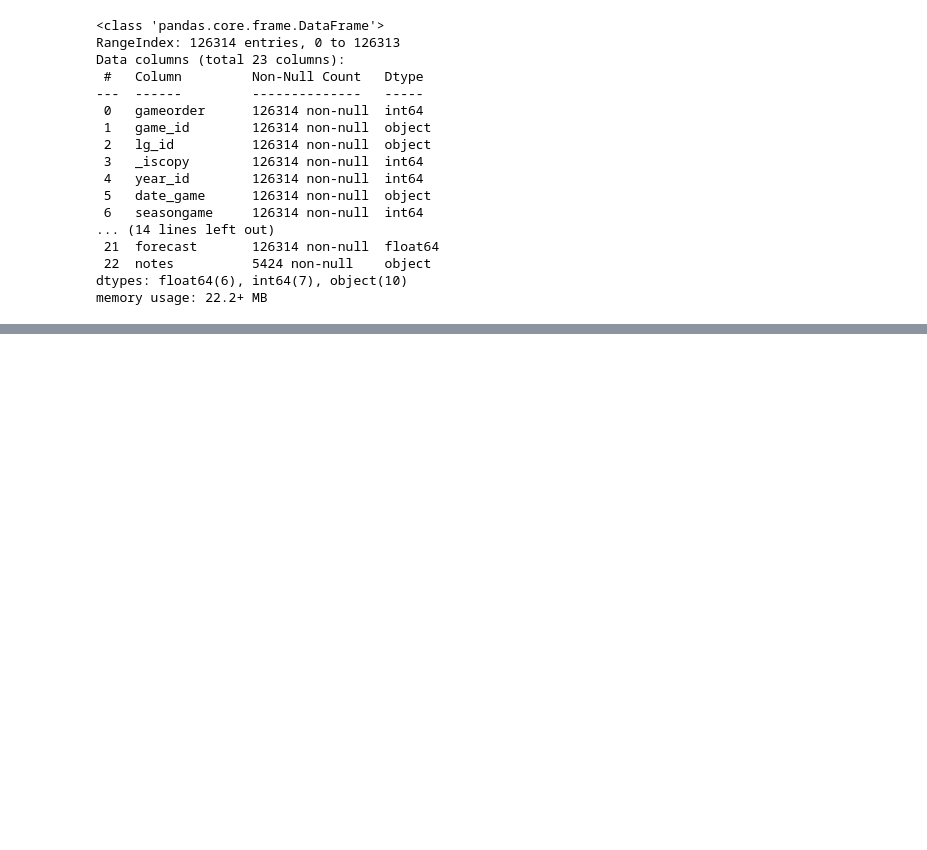
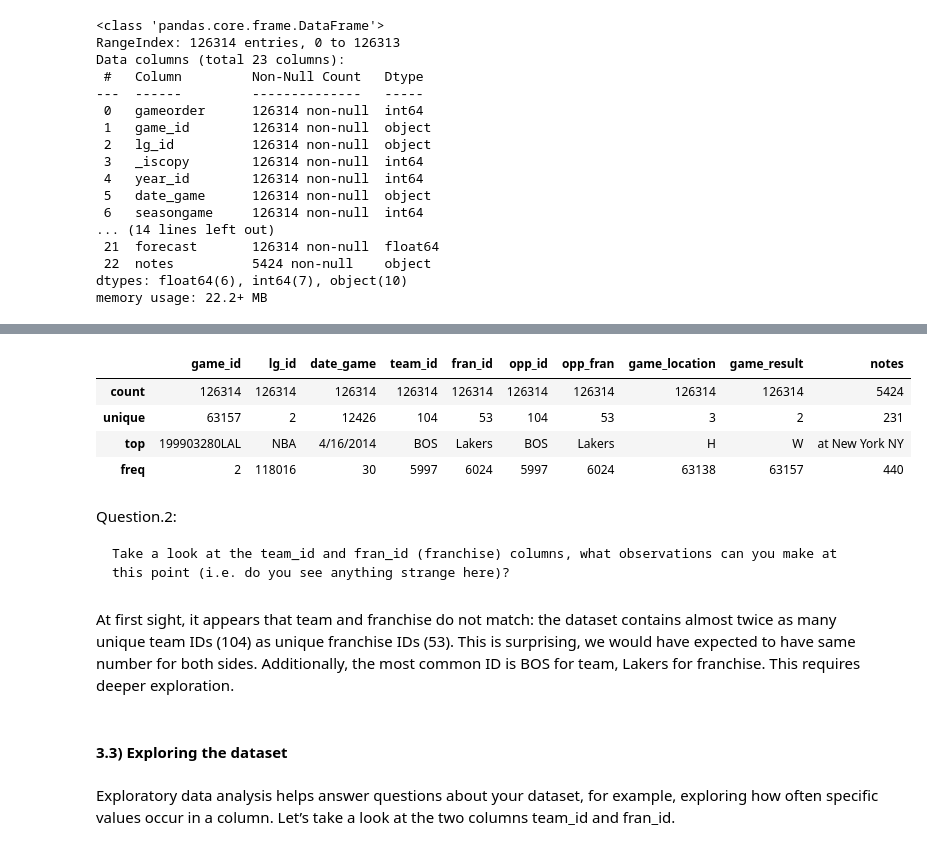
Before and after one commit to dnzengou/BI_Labs, a Jupyter notebook: notebooks/nba_data_analysis_using_pandas.ipynb, the cells around one changed output, grey strips where cells are left out. Saved outputs shown, nothing was run; the diff lists cells and outputs as text; code cells hidden in the pictures; blank space fills up the shorter version.

````diff
--- a/notebooks/nba_data_analysis_using_pandas.ipynb
+++ b/notebooks/nba_data_analysis_using_pandas.ipynb
@@ -121,0 +140,24 @@ memory usage: 22.2+ MB
+# %%
+# provide other data types by using the include parameter
+import numpy as np
+
+nba.describe(include=np.object)
+# %% [output]
+|  | game_id | lg_id | date_game | team_id | fran_id | opp_id | opp_fran | game_location | game_result | notes |
+| count | 126314 | 126314 | 126314 | 126314 | 126314 | 126314 | 126314 | 126314 | 126314 | 5424 |
+| unique | 63157 | 2 | 12426 | 104 | 53 | 104 | 53 | 3 | 2 | 231 |
+| top | 199903280LAL | NBA | 4/16/2014 | BOS | Lakers | BOS | Lakers | H | W | at New York NY |
+| freq | 2 | 118016 | 30 | 5997 | 6024 | 5997 | 6024 | 63138 | 63157 | 440 |
+# %% [markdown]
+Question.2:
+
+```
+Take a look at the team_id and fran_id (franchise) columns, what observations can you make at this point (i.e. do you see anything strange here)?
+```
+# %% [markdown]
+At first sight, it appears that team and franchise do not match: the dataset contains almost twice as many unique team IDs (104) as unique franchise IDs (53). This is surprising, we would have expected to have same number for both sides. Additionally, the most common ID is BOS for team, Lakers for franchise.
+This requires deeper exploration.
+# %% [markdown]
+#### 3.3) Exploring the dataset
+# %% [markdown]
+Exploratory data analysis helps answer questions about your dataset, for example, exploring how often specific values occur in a column. Let’s take a look at the two columns team_id and fran_id.
````
Also changed, not shown: parts of 84 cells of this notebook.
